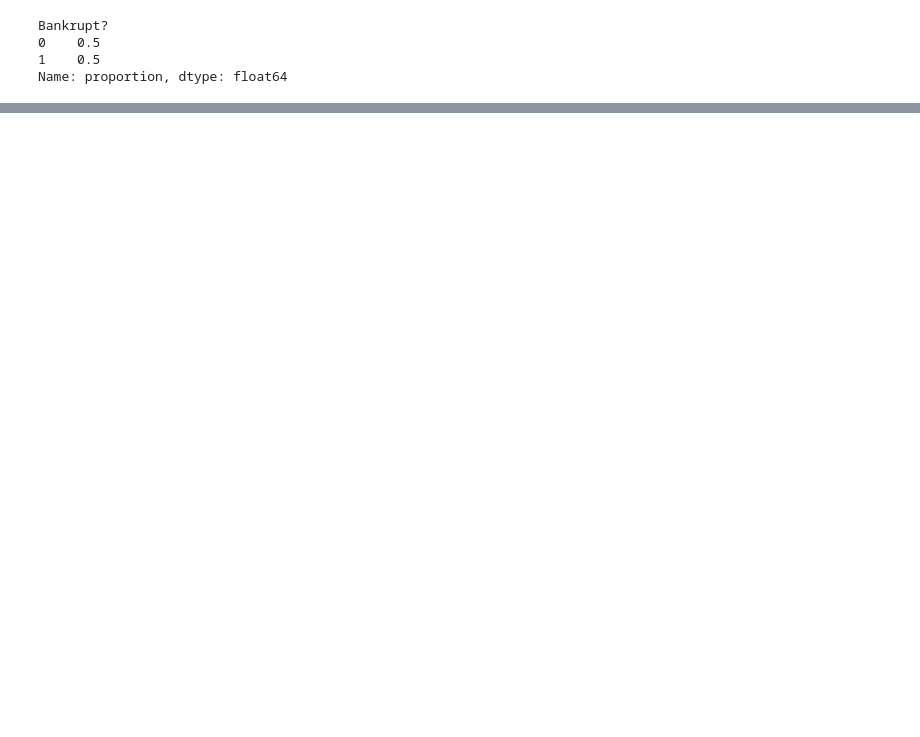
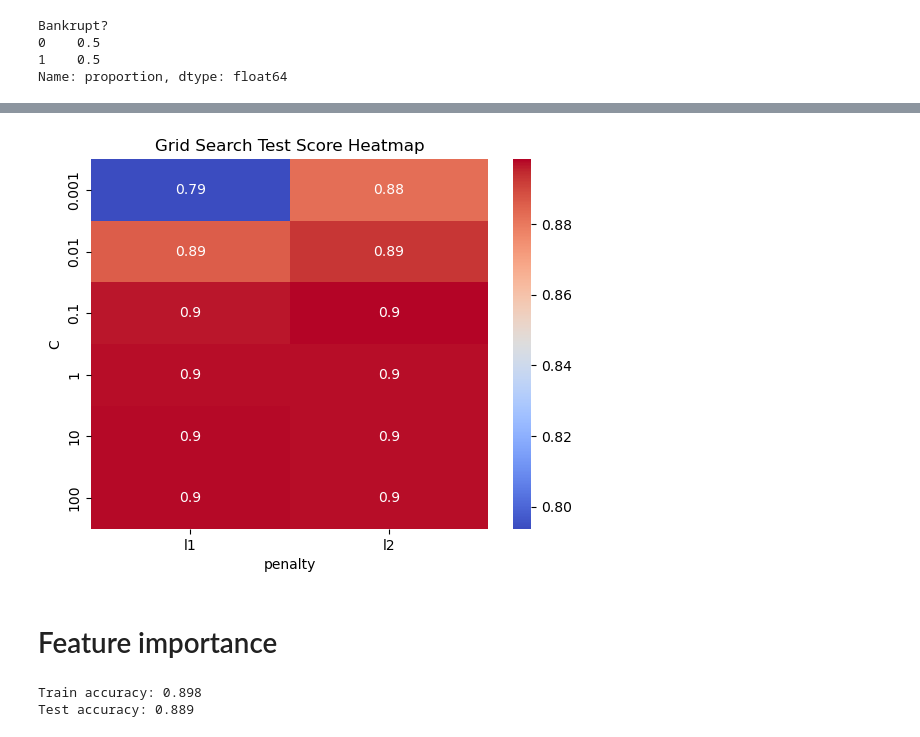
Before and after one commit to SerjWeesp/ml-python, a Jupyter notebook: bankrupt_with_logreg.ipynb, the cells around one changed output, grey strips where cells are left out. Saved outputs shown, nothing was run; the diff lists cells and outputs as text; code cells hidden in the pictures; blank space fills up the shorter version.

```diff
--- a/bankrupt_with_logreg.ipynb
+++ b/bankrupt_with_logreg.ipynb
@@ -314,0 +587,8 @@ ax.hist(probs_1)
+# %%
+#GridSearch
+
+param_grid = {
+    'C': [0.001, 0.01, 0.1, 1, 10, 100],
+    'penalty': ['l1', 'l2'],
+    'solver': ['liblinear']
+}
@@ -314,0 +607,20 @@ ax.hist(probs_1)
+# %%
+# extend regularization by adding l1
+plot_grid_search(grid_search.cv_results_, ['C', 'penalty'])
+# %% [output]
+[figure, added]
+# %% [markdown]
+# Feature importance
+# %%
+# Create a logistic regression object with an L1 penalty
+logistic_l1 = LogisticRegression(penalty='l1', solver='liblinear', C=0.1)
+
+# Fit the model
+logistic_l1.fit(X_train_smote, y_train_smote)
+
+# Get the model's performance
+print(f"Train accuracy: {logistic_l1.score(X_train_smote, y_train_smote):.3f}")
+print(f"Test accuracy: {logistic_l1.score(X_test_final, y_test):.3f}")
+# %% [output]
+Train accuracy: 0.898
+Test accuracy: 0.889
```
Also changed, not shown: parts of 34 cells of this notebook.
